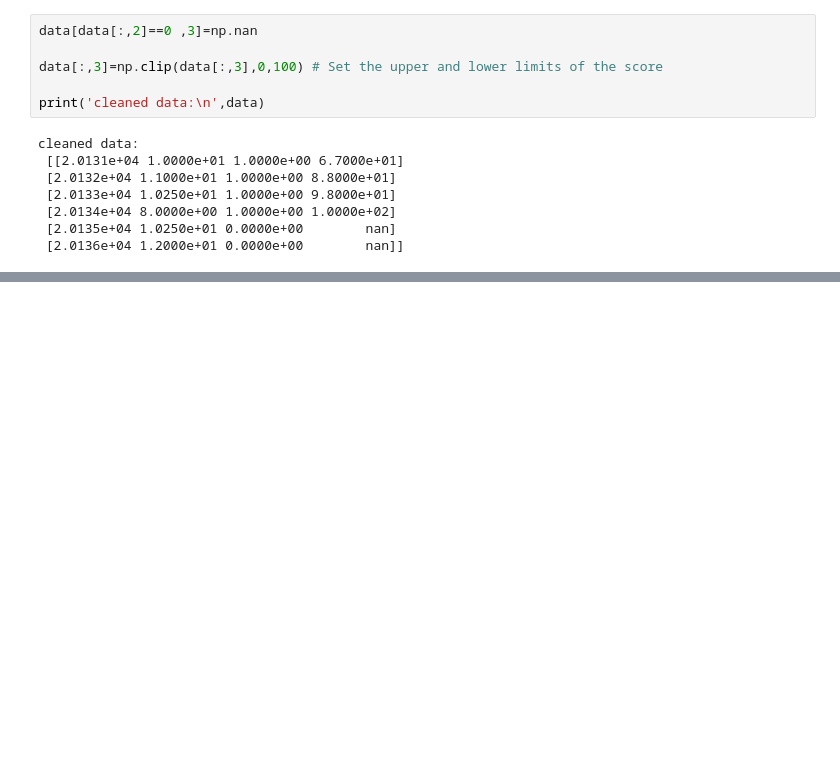
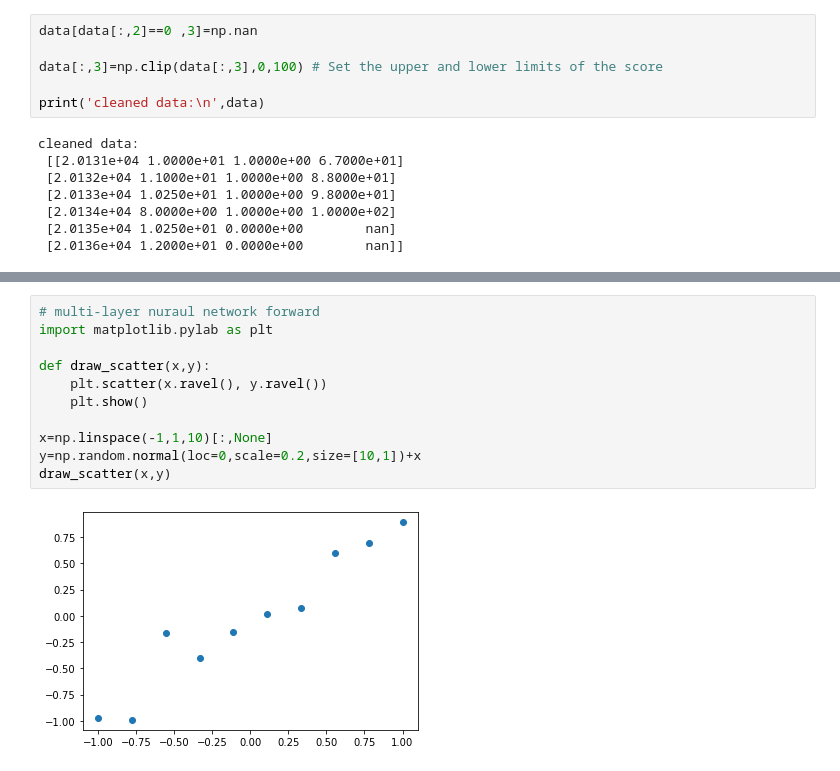
Before and after one commit to timemeansalot/python, a Jupyter notebook: python_basic/numpy.ipynb, the cells around one changed output, grey strips where cells are left out. Cells and saved outputs as stored; diff of their text form; blank space fills up the shorter version.

```diff
--- a/python_basic/numpy.ipynb
+++ b/python_basic/numpy.ipynb
@@ -993,0 +1050,13 @@ cleaned data:
+# %%
+# multi-layer nuraul network forward
+import matplotlib.pylab as plt
+
+def draw_scatter(x,y):
+    plt.scatter(x.ravel(), y.ravel())
+    plt.show()
+
+x=np.linspace(-1,1,10)[:,None]
+y=np.random.normal(loc=0,scale=0.2,size=[10,1])+x
+draw_scatter(x,y)
+# %% [output]
+[figure, added]
```
Also changed, not shown: parts of 10 cells of this notebook.
